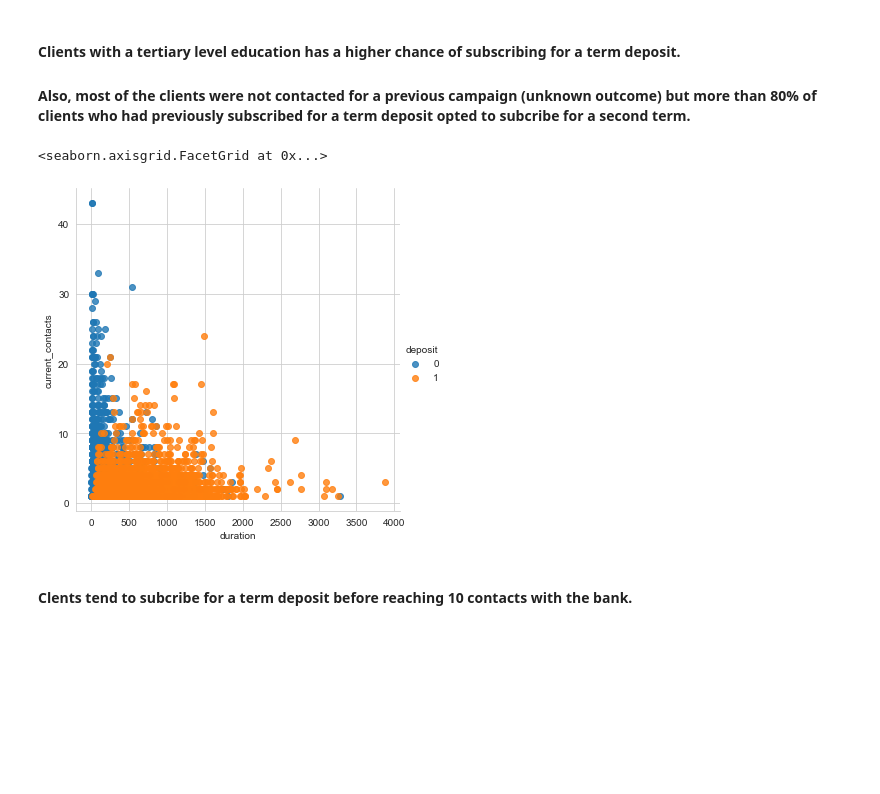
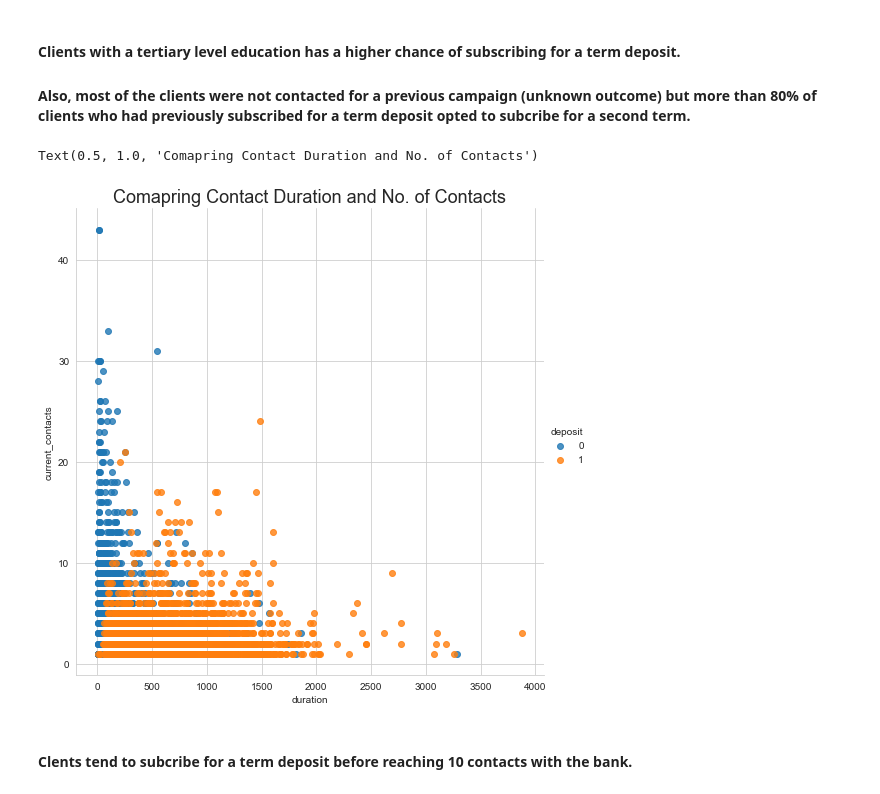
Before and after one commit to Solihin-k/bank_marketing, a Jupyter notebook: Bank_Marketing_Strategy.ipynb, the cells around one changed output. Cells and saved outputs as stored; diff of their text form; code cells hidden in the pictures; blank space fills up the shorter version.

Commit message:
add titles for graphs

```diff
--- a/Bank_Marketing_Strategy.ipynb
+++ b/Bank_Marketing_Strategy.ipynb
@@ -93,7 +93,10 @@ full_dataset = full_dataset.rename( columns = { 'contact' : 'contact_mode',
                                               'campaign' : 'current_contacts',
                                               'pdays' : 'previous_days',
                                               'previous' : 'previous_contacts',
-                                              'poutcome' : 'previous_outcome'})
+                                              'poutcome' : 'previous_outcome',
+                                              'job' : 'job_type',
+                                              'day' : 'day_of_month',
+                                              'month' : 'month_of_year'})
 # %%
 # change values of deposit to 0 (did not subscribe) and 1 (subscribed)
 
@@ -420,14 +422,17 @@ other             0.021055  0.026879
 # %%
 # scatterplot of current contacts and contact duration
 
 sns.lmplot(x = 'duration',
            y = 'current_contacts',
            data = train_set,
            fit_reg = False,
-           hue = 'deposit')
+           hue = 'deposit',
+           height = 7)
+
+plt.title('Comapring Contact Duration and No. of Contacts', fontsize = 18)
 # %% [output]
-<seaborn.axisgrid.FacetGrid at 0x...>
+Text(0.5, 1.0, 'Comapring Contact Duration and No. of Contacts')
-[figure, old version]
+[figure, new version]
 # %% [markdown]
 #### Clents tend to subcribe for a term deposit before reaching 10 contacts with the bank.
 # %% [markdown]
```
Also changed, not shown: parts of 27 cells of this notebook.
